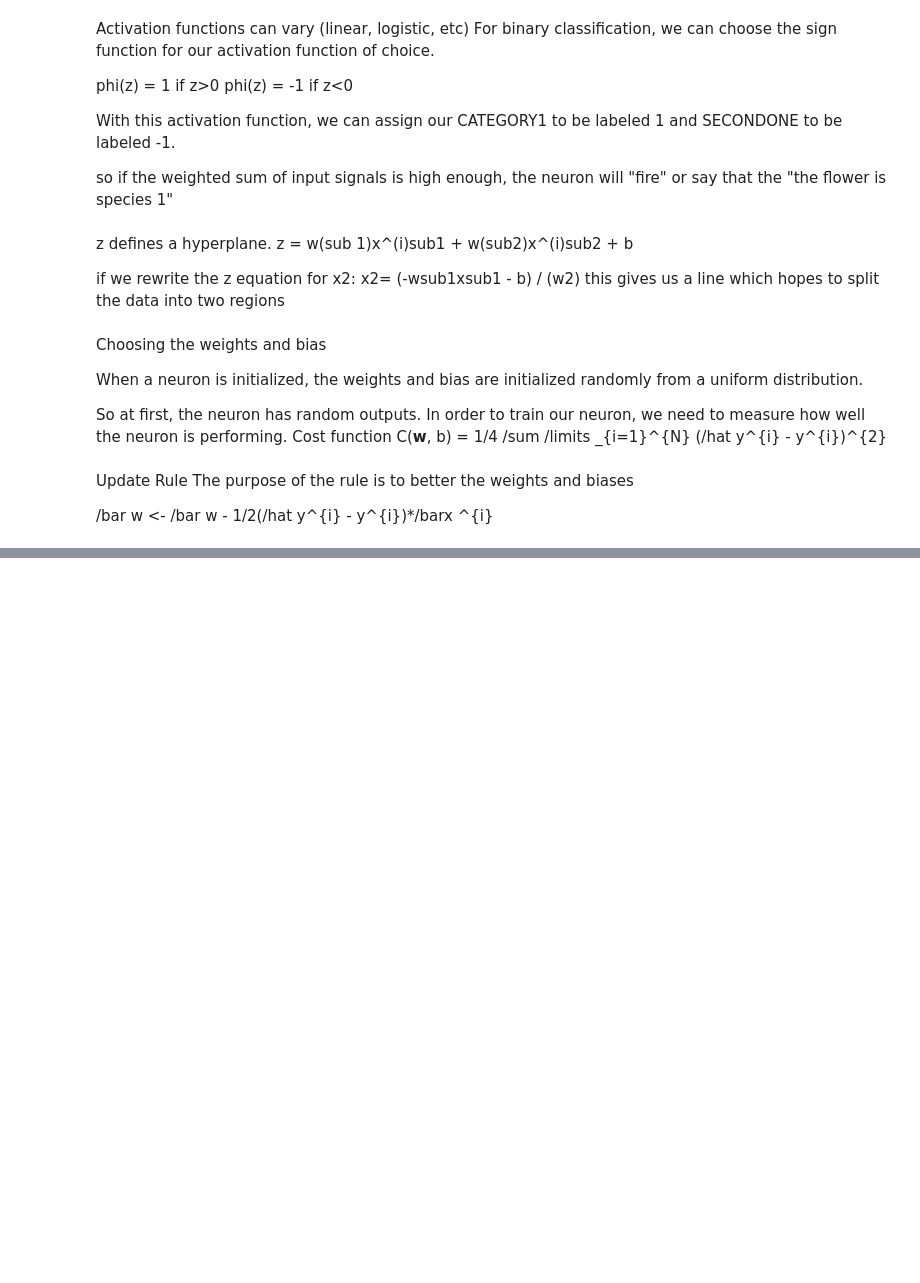
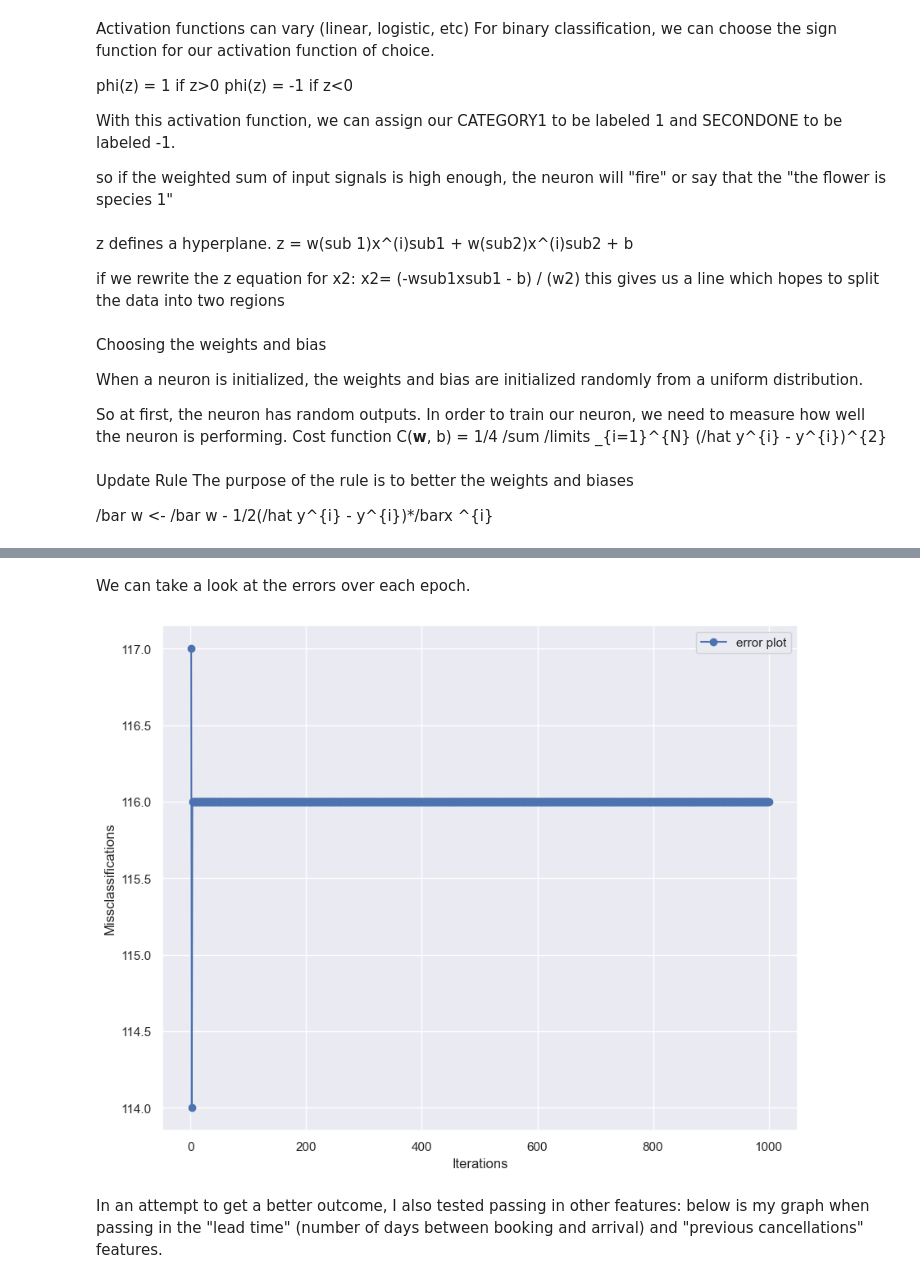
Before and after one commit to aigerim444/Aigerim-CMOR-438-Spring-2025, a Jupyter notebook: Supervised_Learning/perceptron/perceptron.ipynb, the cells around one changed output, grey strips where cells are left out. Cells and saved outputs as stored; diff of their text form; code cells hidden in the pictures; blank space fills up the shorter version.

```diff
--- a/Supervised_Learning/perceptron/perceptron.ipynb
+++ b/Supervised_Learning/perceptron/perceptron.ipynb
@@ -99,0 +157,15 @@ X, y = datasets.make_blobs
+# %% [markdown]
+We can take a look at the errors over each epoch.
+# %%
+plt.figure(figsize = (10, 8))
+plt.plot(range(1, len(classifier.errors_)+1), classifier.errors_,
+         marker = "o",
+         label = "error plot",)
+plt.xlabel("Iterations")
+plt.ylabel("Missclassifications")
+plt.legend()
+plt.show()
+# %% [output]
+[figure, added]
+# %% [markdown]
+In an attempt to get a better outcome, I also tested passing in other features: below is my graph when passing in the "lead time" (number of days between booking and arrival) and "previous cancellations" features.
```
Also changed, not shown: parts of 19 cells of this notebook, 16 other files.
